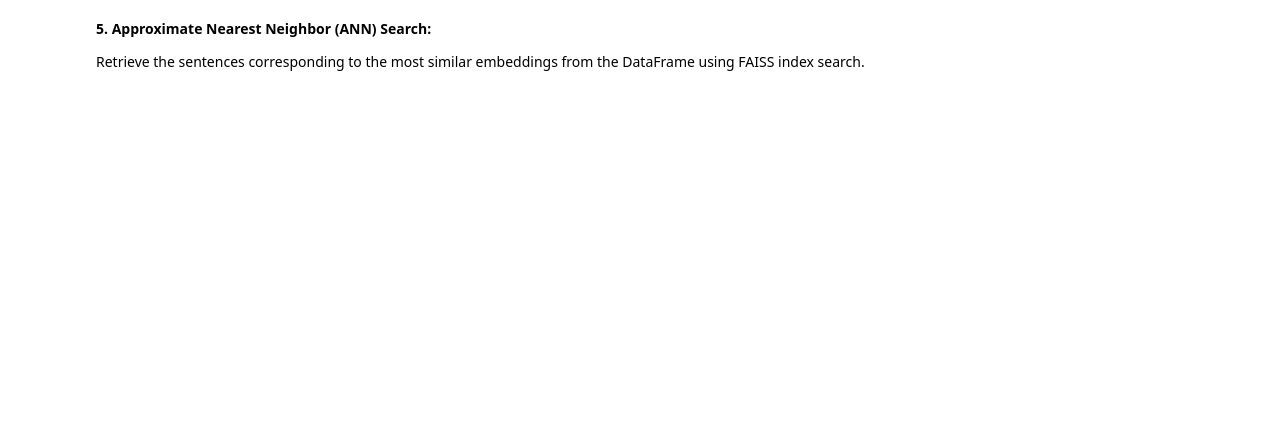
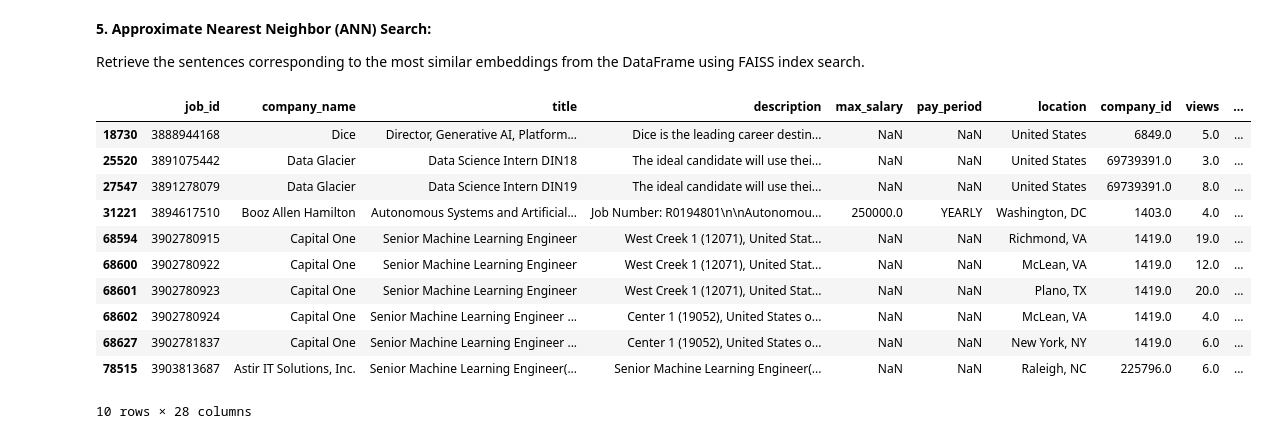
Before and after one commit to ChristinaRaichel/weaviate-challenge, a Jupyter notebook: weaviate-project-2.2/Linkedin_analytics_pipeline.ipynb, the cells around one changed output. Saved outputs shown, nothing was run; the diff lists cells and outputs as text; code cells hidden in the pictures; blank space fills up the shorter version.

```diff
--- a/weaviate-project-2.2/Linkedin_analytics_pipeline.ipynb
+++ b/weaviate-project-2.2/Linkedin_analytics_pipeline.ipynb
@@ -748,0 +777,36 @@ job_related = similar_sentences[['job_id']].to_list()
+# %%
+sample_text = "machine learning"
+
+similar_sentences = find_similar_sentences(sample_text, merged_df, model, index, top_n=10)
+
+similar_sentences = similar_sentences.drop_duplicates()
+job_related_ml = similar_sentences['job_id'].to_list()
+output = pd.concat([output, postings_df[postings_df['job_id'].isin(job_related_ai)]], ignore_index=True, axis=0)
+# %%
+sample_text = "artificial intelligence"
+
+similar_sentences = find_similar_sentences(sample_text, merged_df, model, index, top_n=10)
+
+similar_sentences = similar_sentences.drop_duplicates()
+job_related_ai = similar_sentences['job_id'].to_list()
+output = pd.concat([output, postings_df[postings_df['job_id'].isin(job_related_ai)]], ignore_index=True, axis=0)
+# %%
+postings_original = pd.read_csv('/content/drive/MyDrive/Linkedin_job_postings/postings.csv')
+# %%
+postings.job_id = postings.job_id.astype('int32')
+indices = postings[postings['job_id'].isin(output['job_id'])].index
+# %%
+postings_original.iloc[indices]
+# %% [output]
+|  | job_id | company_name | title | description | max_salary | pay_period | location | company_id | views | ... |
+| 18730 | 3888944168 | Dice | Director, Generative AI, Platform... | Dice is the leading career destin... | NaN | NaN | United States | 6849.0 | 5.0 | ... |
+| 25520 | 3891075442 | Data Glacier | Data Science Intern DIN18 | The ideal candidate will use thei... | NaN | NaN | United States | 69739391.0 | 3.0 | ... |
+| 27547 | 3891278079 | Data Glacier | Data Science Intern DIN19 | The ideal candidate will use thei... | NaN | NaN | United States | 69739391.0 | 8.0 | ... |
+| 31221 | 3894617510 | Booz Allen Hamilton | Autonomous Systems and Artificial... | Job Number: R0194801\n\nAutonomou... | 250000.0 | YEARLY | Washington, DC | 1403.0 | 4.0 | ... |
+| 68594 | 3902780915 | Capital One | Senior Machine Learning Engineer | West Creek 1 (12071), United Stat... | NaN | NaN | Richmond, VA | 1419.0 | 19.0 | ... |
+| 68600 | 3902780922 | Capital One | Senior Machine Learning Engineer | West Creek 1 (12071), United Stat... | NaN | NaN | McLean, VA | 1419.0 | 12.0 | ... |
+| 68601 | 3902780923 | Capital One | Senior Machine Learning Engineer | West Creek 1 (12071), United Stat... | NaN | NaN | Plano, TX | 1419.0 | 20.0 | ... |
+| 68602 | 3902780924 | Capital One | Senior Machine Learning Engineer ... | Center 1 (19052), United States o... | NaN | NaN | McLean, VA | 1419.0 | 4.0 | ... |
+| 68627 | 3902781837 | Capital One | Senior Machine Learning Engineer ... | Center 1 (19052), United States o... | NaN | NaN | New York, NY | 1419.0 | 6.0 | ... |
+| 78515 | 3903813687 | Astir IT Solutions, Inc. | Senior Machine Learning Engineer(... | Senior Machine Learning Engineer(... | NaN | NaN | Raleigh, NC | 225796.0 | 6.0 | ... |
+10 rows × 28 columns
```
Also changed, not shown: parts of 11 cells of this notebook.
